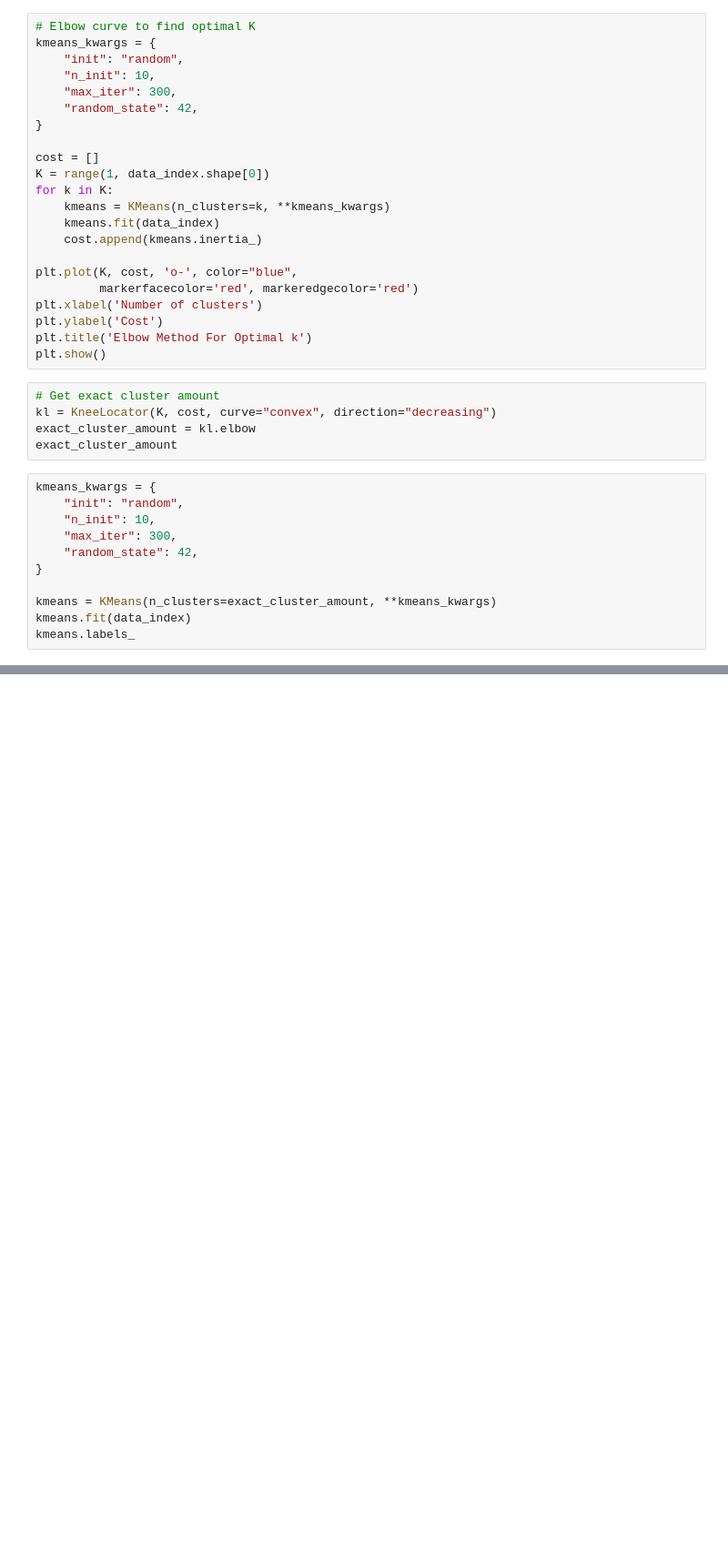
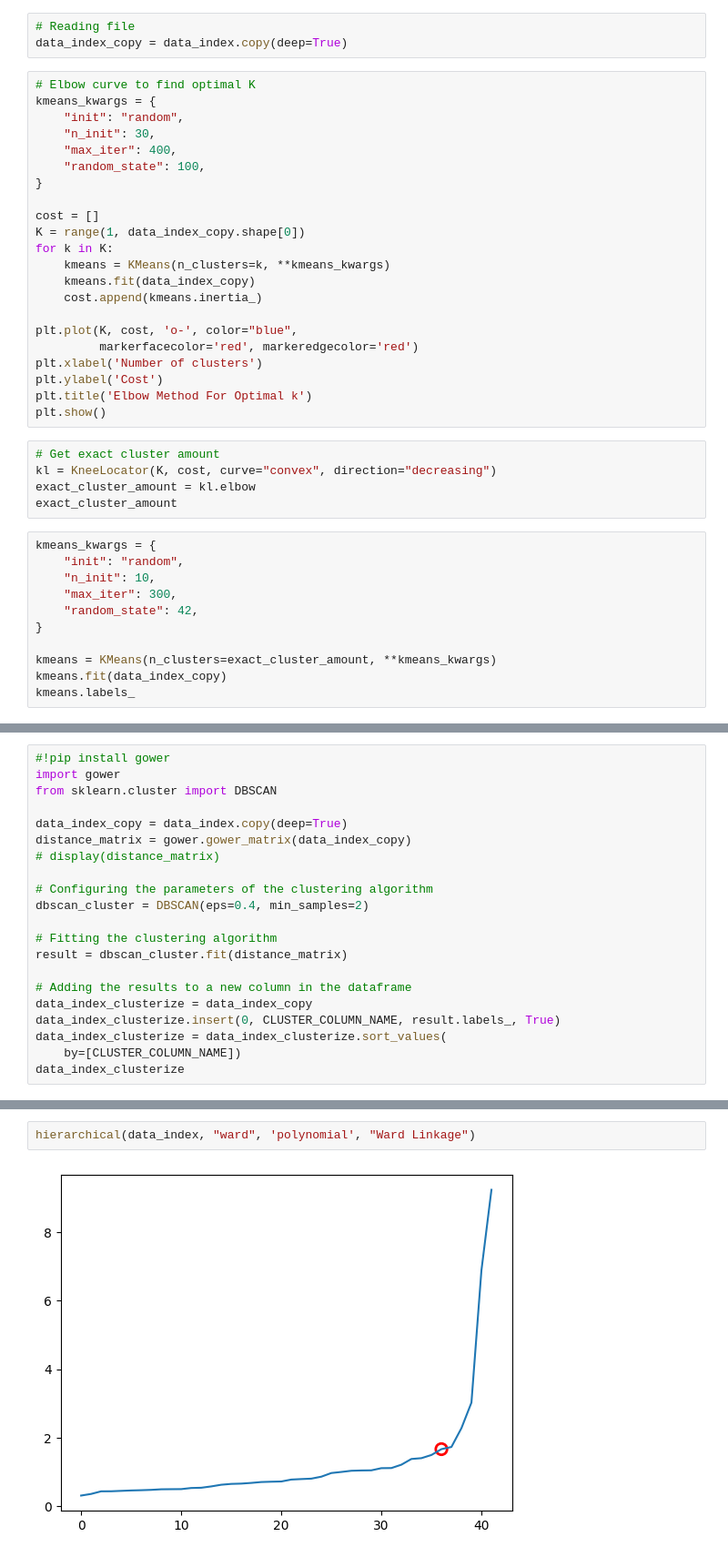
Before and after one commit to zelo2000/Xema, a Jupyter notebook: Python/Mater_read_data.ipynb, the cells around one changed output, grey strips where cells are left out. Shown at 91% size. Saved outputs shown, nothing was run; the diff lists cells and outputs as text; blank space fills up the shorter version.

```diff
--- a/Python/Mater_read_data.ipynb
+++ b/Python/Mater_read_data.ipynb
@@ -144,17 +167,20 @@ data_index = data_index.set_index('label')
+# %%
+# Reading file
+data_index_copy = data_index.copy(deep=True)
 # %%
 # Elbow curve to find optimal K
 kmeans_kwargs = {
     "init": "random",
-    "n_init": 10,
-    "max_iter": 300,
-    "random_state": 42,
+    "n_init": 30,
+    "max_iter": 400,
+    "random_state": 100,
 }
 
 cost = []
-K = range(1, data_index.shape[0])
+K = range(1, data_index_copy.shape[0])
 for k in K:
     kmeans = KMeans(n_clusters=k, **kmeans_kwargs)
-    kmeans.fit(data_index)
+    kmeans.fit(data_index_copy)
     cost.append(kmeans.inertia_)
 
 plt.plot(K, cost, 'o-', color="blue",
@@ -177,6 +203,6 @@ kmeans_kwargs = {
 }
 
 kmeans = KMeans(n_clusters=exact_cluster_amount, **kmeans_kwargs)
-kmeans.fit(data_index)
+kmeans.fit(data_index_copy)
 kmeans.labels_
 # %%
@@ -187,0 +216,21 @@ data_index_clusterize.to_excel('result_index.xlsx')
+# %%
+#!pip install gower
+import gower
+from sklearn.cluster import DBSCAN
+
+data_index_copy = data_index.copy(deep=True)
+distance_matrix = gower.gower_matrix(data_index_copy)
+# display(distance_matrix)
+
+# Configuring the parameters of the clustering algorithm
+dbscan_cluster = DBSCAN(eps=0.4, min_samples=2)
+
+# Fitting the clustering algorithm
+result = dbscan_cluster.fit(distance_matrix)
+
+# Adding the results to a new column in the dataframe
+data_index_clusterize = data_index_copy
+data_index_clusterize.insert(0, CLUSTER_COLUMN_NAME, result.labels_, True)
+data_index_clusterize = data_index_clusterize.sort_values(
+    by=[CLUSTER_COLUMN_NAME])
+data_index_clusterize
@@ -187,0 +311,4 @@ data_index_clusterize.to_excel('result_index.xlsx')
+# %%
+hierarchical(data_index, "ward", 'polynomial', "Ward Linkage")
+# %% [output]
+[figure, added]
```
Also changed, not shown: parts of 34 cells of this notebook, 37 other files.
